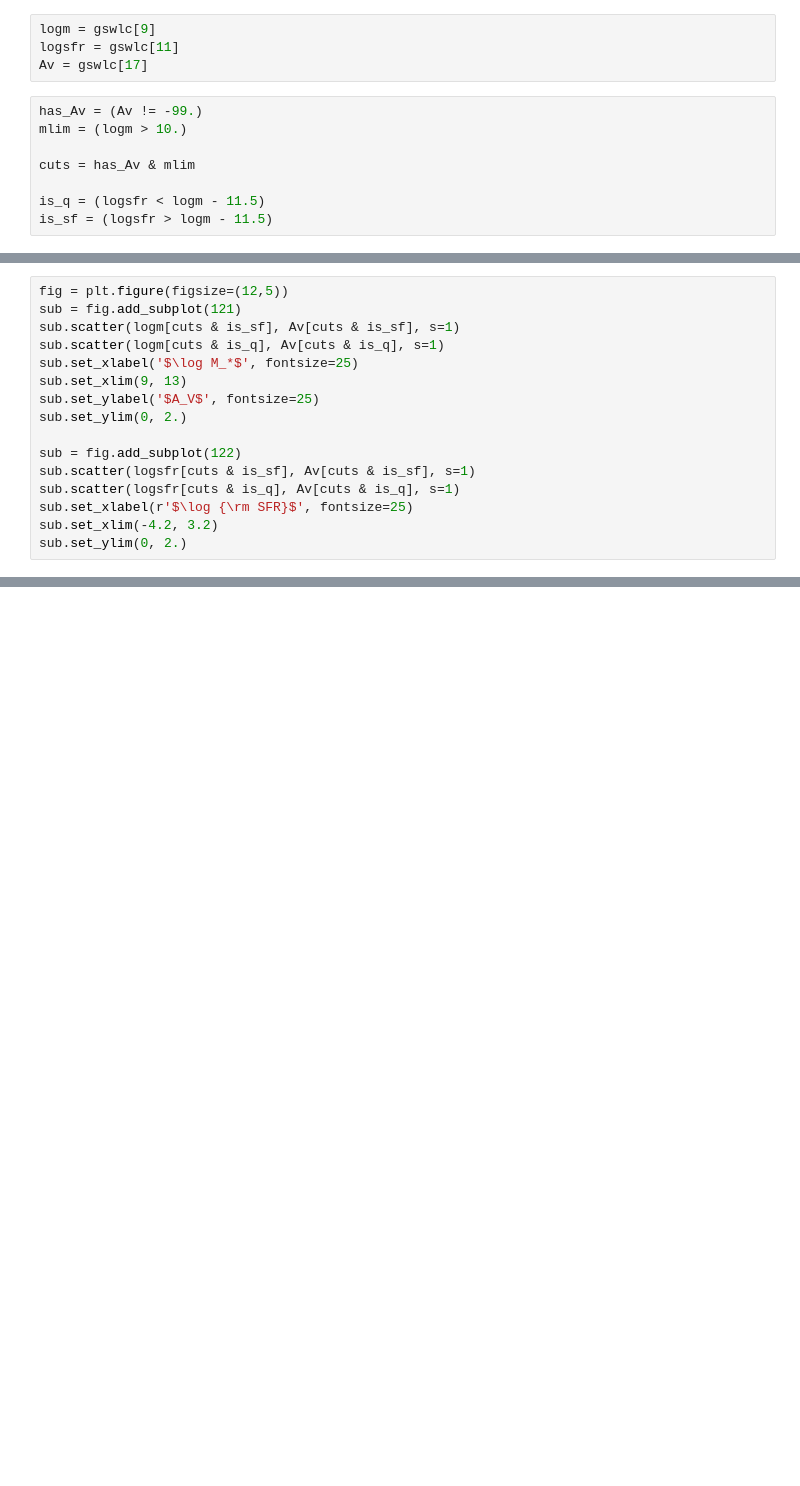
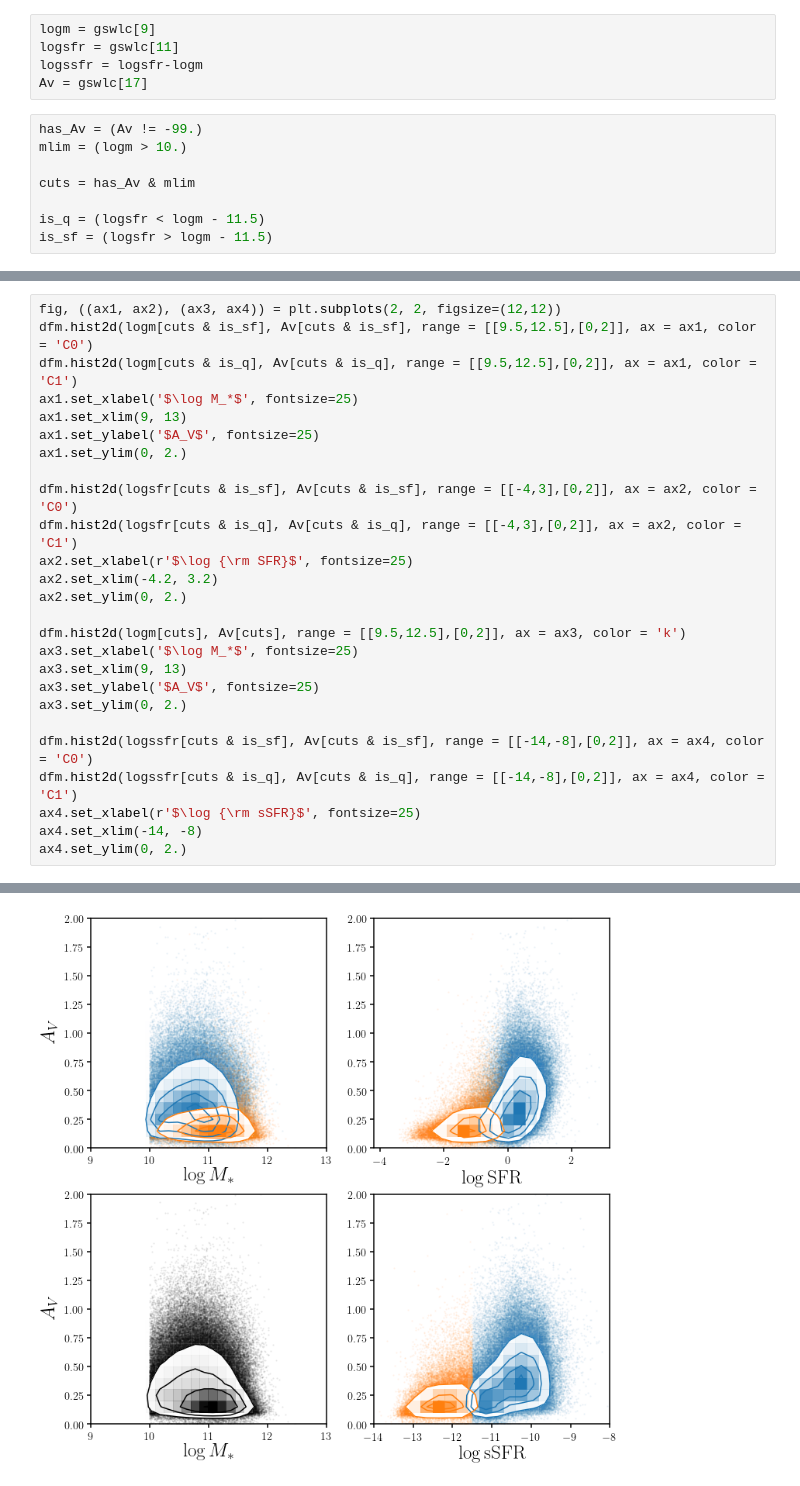
Before and after one commit to IQcollaboratory/galpopFM, a Jupyter notebook: nb/gswlc_Av.ipynb, the cells around one changed output, grey strips where cells are left out. Saved outputs shown, nothing was run; the diff lists cells and outputs as text; blank space fills up the shorter version.

```diff
--- a/nb/gswlc_Av.ipynb
+++ b/nb/gswlc_Av.ipynb
@@ -25,6 +26,7 @@ gswlc = np.loadtxt(fgswlc, unpack=True)
 # %%
 logm = gswlc[9]
 logsfr = gswlc[11]
+logssfr = logsfr-logm
 Av = gswlc[17]
 # %%
 has_Av = (Av != -99.)
@@ -56,16 +57,0 @@ sub.set_xlim(0., 2.)
-# %%
-fig = plt.figure(figsize=(12,5))
-sub = fig.add_subplot(121)
-sub.scatter(logm[cuts & is_sf], Av[cuts & is_sf], s=1)
-sub.scatter(logm[cuts & is_q], Av[cuts & is_q], s=1)
-sub.set_xlabel('$\log M_*$', fontsize=25)
-sub.set_xlim(9, 13)
-sub.set_ylabel('$A_V$', fontsize=25)
-sub.set_ylim(0, 2.)
-
-sub = fig.add_subplot(122)
-sub.scatter(logsfr[cuts & is_sf], Av[cuts & is_sf], s=1)
-sub.scatter(logsfr[cuts & is_q], Av[cuts & is_q], s=1)
-sub.set_xlabel(r'$\log {\rm SFR}$', fontsize=25)
-sub.set_xlim(-4.2, 3.2)
-sub.set_ylim(0, 2.)
@@ -74,0 +58,27 @@ sub.set_ylim(0, 2.)
+# %%
+fig, ((ax1, ax2), (ax3, ax4)) = plt.subplots(2, 2, figsize=(12,12))
+dfm.hist2d(logm[cuts & is_sf], Av[cuts & is_sf], range = [[9.5,12.5],[0,2]], ax = ax1, color = 'C0')
+dfm.hist2d(logm[cuts & is_q], Av[cuts & is_q], range = [[9.5,12.5],[0,2]], ax = ax1, color = 'C1')
+ax1.set_xlabel('$\log M_*$', fontsize=25)
+ax1.set_xlim(9, 13)
+ax1.set_ylabel('$A_V$', fontsize=25)
+ax1.set_ylim(0, 2.)
+
+dfm.hist2d(logsfr[cuts & is_sf], Av[cuts & is_sf], range = [[-4,3],[0,2]], ax = ax2, color = 'C0')
+dfm.hist2d(logsfr[cuts & is_q], Av[cuts & is_q], range = [[-4,3],[0,2]], ax = ax2, color = 'C1')
+ax2.set_xlabel(r'$\log {\rm SFR}$', fontsize=25)
+ax2.set_xlim(-4.2, 3.2)
+ax2.set_ylim(0, 2.)
+
+dfm.hist2d(logm[cuts], Av[cuts], range = [[9.5,12.5],[0,2]], ax = ax3, color = 'k')
+ax3.set_xlabel('$\log M_*$', fontsize=25)
+ax3.set_xlim(9, 13)
+ax3.set_ylabel('$A_V$', fontsize=25)
+ax3.set_ylim(0, 2.)
+
+dfm.hist2d(logssfr[cuts & is_sf], Av[cuts & is_sf], range = [[-14,-8],[0,2]], ax = ax4, color = 'C0')
+dfm.hist2d(logssfr[cuts & is_q], Av[cuts & is_q], range = [[-14,-8],[0,2]], ax = ax4, color = 'C1')
+ax4.set_xlabel(r'$\log {\rm sSFR}$', fontsize=25)
+ax4.set_xlim(-14, -8)
+ax4.set_ylim(0, 2.)
+# %% [output]
@@ -74,0 +86 @@ sub.set_ylim(0, 2.)
+[figure, added]
```
Also changed, not shown: parts of 7 cells of this notebook.
